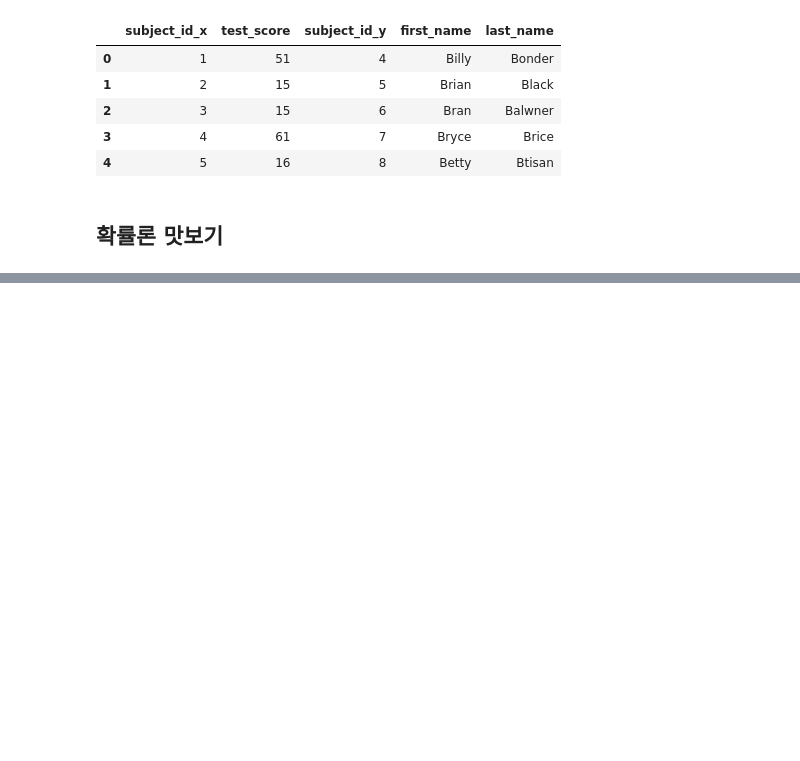
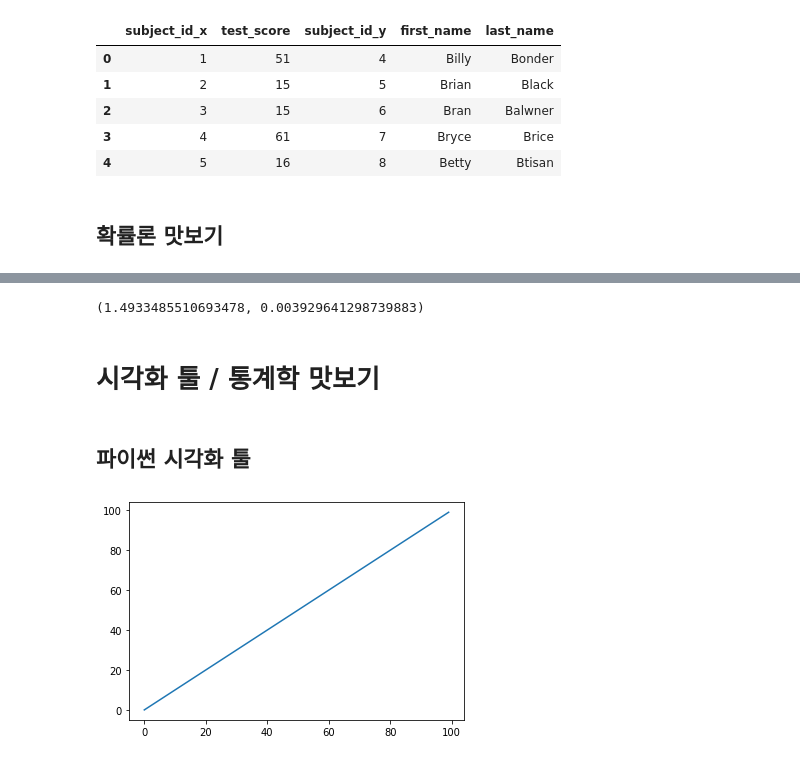
Before and after one commit to JaeHong-Park987/studying, a Jupyter notebook: 9기/4주차/기초튼튼, 수학튼튼.ipynb, the cells around one changed output, grey strips where cells are left out. Saved outputs shown, nothing was run; the diff lists cells and outputs as text; code cells hidden in the pictures; blank space fills up the shorter version.

```diff
--- a/9기/4주차/기초튼튼, 수학튼튼.ipynb
+++ b/9기/4주차/기초튼튼, 수학튼튼.ipynb
@@ -1620,0 +1646,23 @@ pd.merge(df_a, df_b, right_index = True, left_index = True)
+# %%
+import numpy as np
+
+def mc_int(fun, low, high, sample_size = 100, repeat = 10):
+    int_len = np.abs(high - low)
+    stat = []
+    for _ in range(repeat):
+        x = np.random.uniform(low = low, high = high, size = sample_size)
+        fun_x = fun(x)
+        int_val = int_len * np.mean(fun_x)
+        stat.append(int_val)
+    return np.mean(stat), np.std(stat) # 평균, 분산(오차 범위)
+
+def f_x(x):
+    return np.exp(-x**2)
+
+print(mc_int(f_x, low = -1, high = 1, sample_size = 10000, repeat = 100))
+# %% [output]
+(1.4933485510693478, 0.003929641298739883)
+# %% [markdown]
+# 시각화 툴 / 통계학 맛보기
+# %% [markdown]
+## 파이썬 시각화 툴
@@ -1620,0 +1671,7 @@ pd.merge(df_a, df_b, right_index = True, left_index = True)
+# %%
+X = range(100)
+Y = range(100)
+plt.plot(X, Y)
+plt.show()
+# %% [output]
+[figure, added]
```
Also changed, not shown: parts of 37 cells of this notebook.
